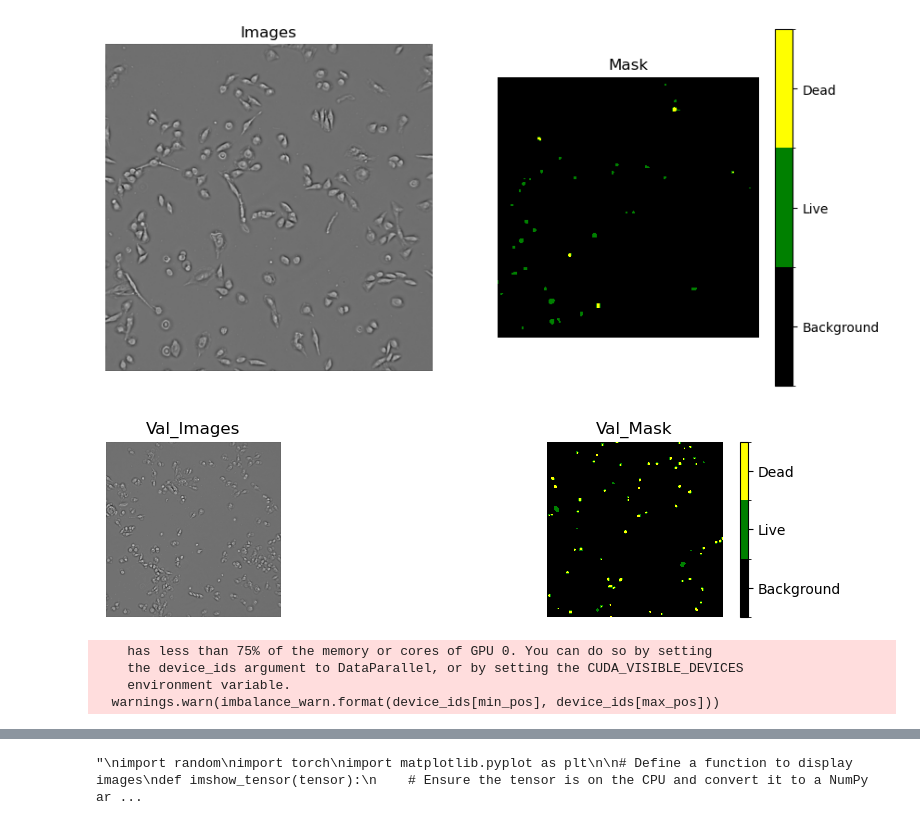
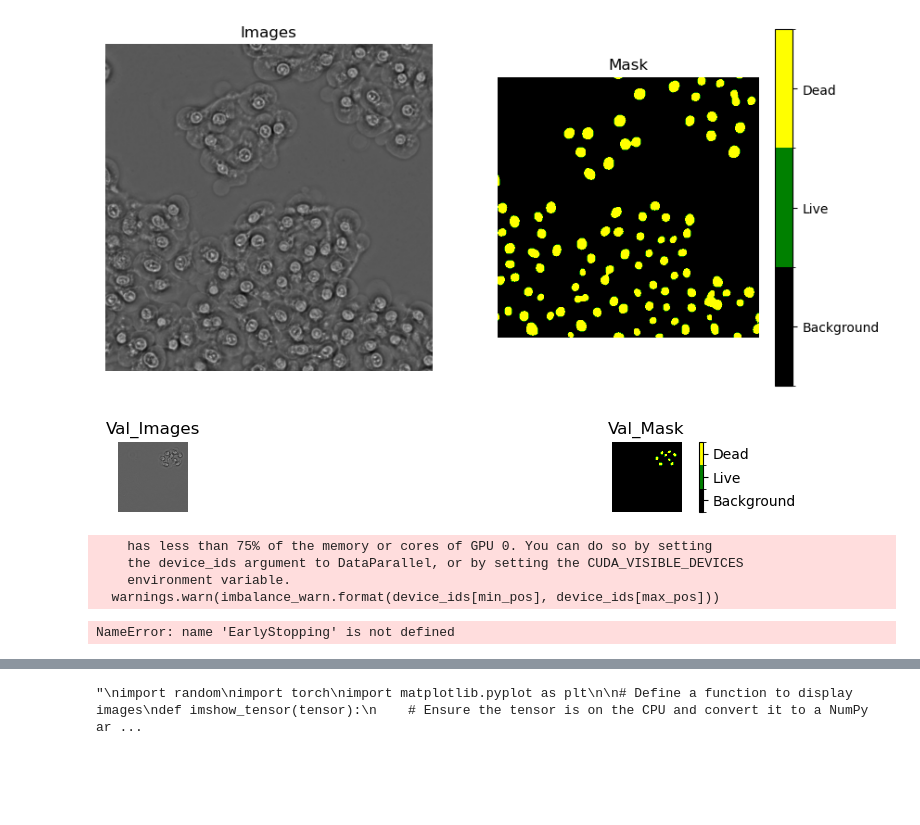
Before and after one commit to Belis0811/Unet, a Jupyter notebook: live_dead_segment.ipynb, the cells around one changed output, grey strips where cells are left out. Drawn from its saved outputs; the diff is of its cells as text; code cells hidden in the pictures; blank space fills up the shorter version.

```diff
--- a/live_dead_segment.ipynb
+++ b/live_dead_segment.ipynb
@@ -45,8 +45,8 @@ TEST_PATH = './new_data/15'
 warnings.filterwarnings('ignore', category=UserWarning, module='skimage')
 seed = 42
 # %%
-X_train = np.load('X.npy')
-Y_train = np.load('Y.npy')
+X_train = np.load('./label-free-viability-assay/X_images.npy')
+Y_train = np.load('./label-free-viability-assay/Y_labels.npy')
 # %%
 import torchvision.transforms as transforms
 from torch.utils.data import TensorDataset, DataLoader
@@ -63,7 +63,7 @@ from torch.nn.parallel import DistributedDataParallel
 
 #x, y, x_val, y_val = train_test_split(X_train, Y_train, test_size=0.1, random_state=seed)
 #split dataset to 80% 10% 10%
-split_ratio = 0.8
+split_ratio = 0.1
 split_idx = int(X_train.shape[0] * split_ratio)
 
 x = X_train[:split_idx]
@@ -126,34 +126,34 @@ def show_mask(mask, title=None):
 # %%
 
 import torchvision.transforms as transforms
 from torchvision.utils import make_grid
 import matplotlib.pyplot as plt
 from matplotlib.colors import Normalize
 
 
 plt.figure(figsize=(10, 5))
 plt.subplot(1, 2, 1)
-plt.imshow(x[5,:,:,0], cmap='gray')
+plt.imshow(x[2,:,:,0], cmap='gray')
 plt.title("Images")
 plt.axis('off')
 
 plt.subplot(1, 2, 2)
-show_mask(y[5],"Mask")
+show_mask(y[2],"Mask")
 
-plt.figure(figsize=(10, 5))
+plt.figure(figsize=(10, 2))
 plt.subplot(2, 2, 1)
-plt.imshow(x_val[5,:,:,0], cmap='gray')
+plt.imshow(x_val[2,:,:,0], cmap='gray')
 plt.title("Val_Images")
 plt.axis('off')
 
 plt.subplot(2, 2, 2)
-show_mask(y_val[5],"Val_Mask")
+show_mask(y_val[2],"Val_Mask")
 #creating a training and validation generator that generate masks and images
 #train_generator = zip(x, y)
 #val_generator = zip(x_val, y_val)
 # %% [output]
-[figure, old version]
+[figure, new version]
-[figure, old version]
+[figure, new version]
 # %%
 # Define IoU metric
 import torch
@@ -373,10 +373,10 @@ else:
     raise RuntimeError("Multiple GPUs are required.")
 
 model = UNet(c_in, c_out)
-checkpoint = torch.load('checkpoint.pth')
+checkpoint = torch.load('checkpoint_unet.pth')
 modified_state_dict = {key.replace('module.', ''): value for key, value in checkpoint.items()}
 model.load_state_dict(modified_state_dict)
-#cudnn.benchmark = True
+cudnn.benchmark = True
 model = torch.nn.DataParallel(model)
 
 class ThreeChannelLogitsLoss(nn.Module):
@@ -403,6 +403,7 @@ scheduler =  torch.optim.lr_scheduler.CosineAnnealingLR(optimizer, T_max=100)
     the device_ids argument to DataParallel, or by setting the CUDA_VISIBLE_DEVICES
     environment variable.
   warnings.warn(imbalance_warn.format(device_ids[min_pos], device_ids[max_pos]))
+NameError: name 'EarlyStopping' is not defined
 # %%
 # #print unet model summary
 
```
Also changed, not shown: parts of 11 cells of this notebook, 4 other files.
